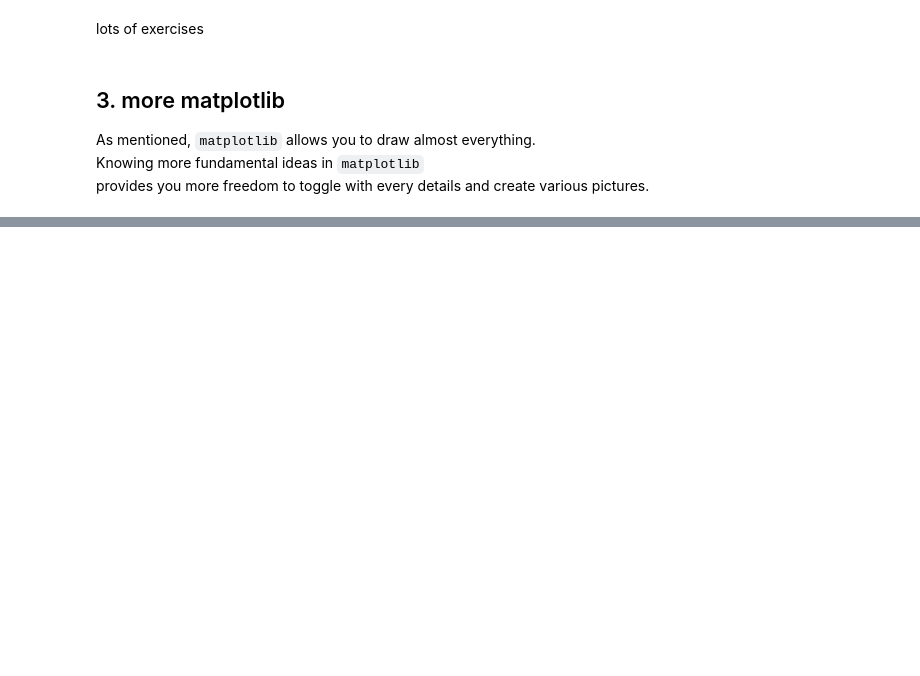
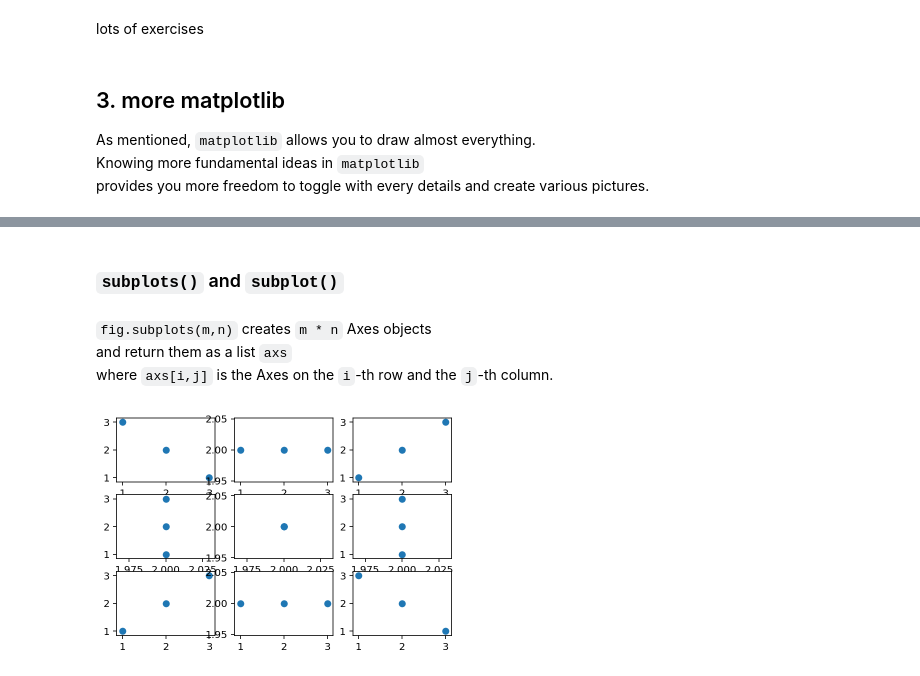
Before and after one commit to jephianlin/9HPythonData, a Jupyter notebook: Python-Week3.ipynb, the cells around one changed output, grey strips where cells are left out. Saved outputs shown, nothing was run; the diff lists cells and outputs as text; code cells hidden in the pictures; blank space fills up the shorter version.

```diff
--- a/Python-Week3.ipynb
+++ b/Python-Week3.ipynb
@@ -494,0 +518,22 @@ a
+# %% [markdown]
+### `subplots()` and `subplot()`
+# %% [markdown]
+`fig.subplots(m,n)` creates `m * n` Axes objects
+and return them as a list `axs`
+where `axs[i,j]` is the Axes on the `i`-th row and the `j`-th column.
+# %%
+fig = plt.figure()
+axs = fig.subplots(3,3)
+### the previous two lines can be combined as
+### fig, axs = plt.subplots(3,3)
+
+x = [None, None, None]
+x[0] = np.array([1,2,3])
+x[1] = np.array([2,2,2])
+x[2] = np.array([3,2,1])
+
+for i in range(3):
+    for j in range(3):
+        axs[i,j].scatter(x[i],x[2-j])
+# %% [output]
+[figure, added]
```
Also changed, not shown: parts of 24 cells of this notebook.
